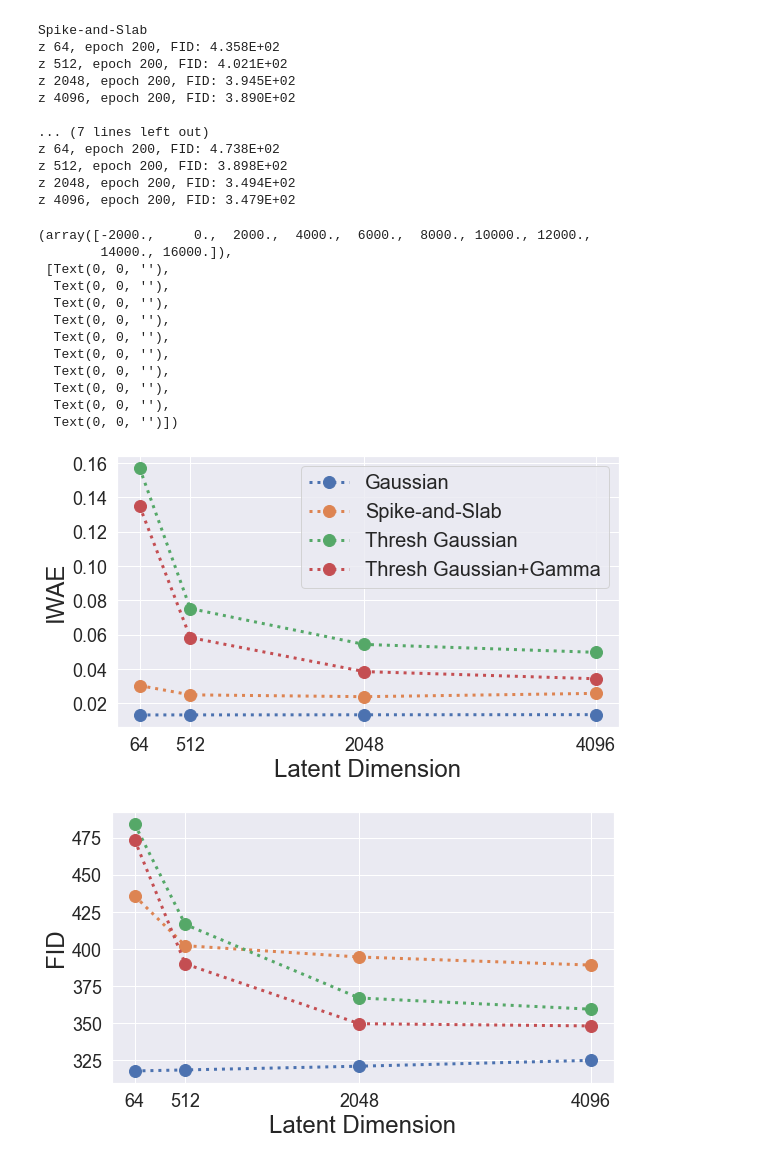
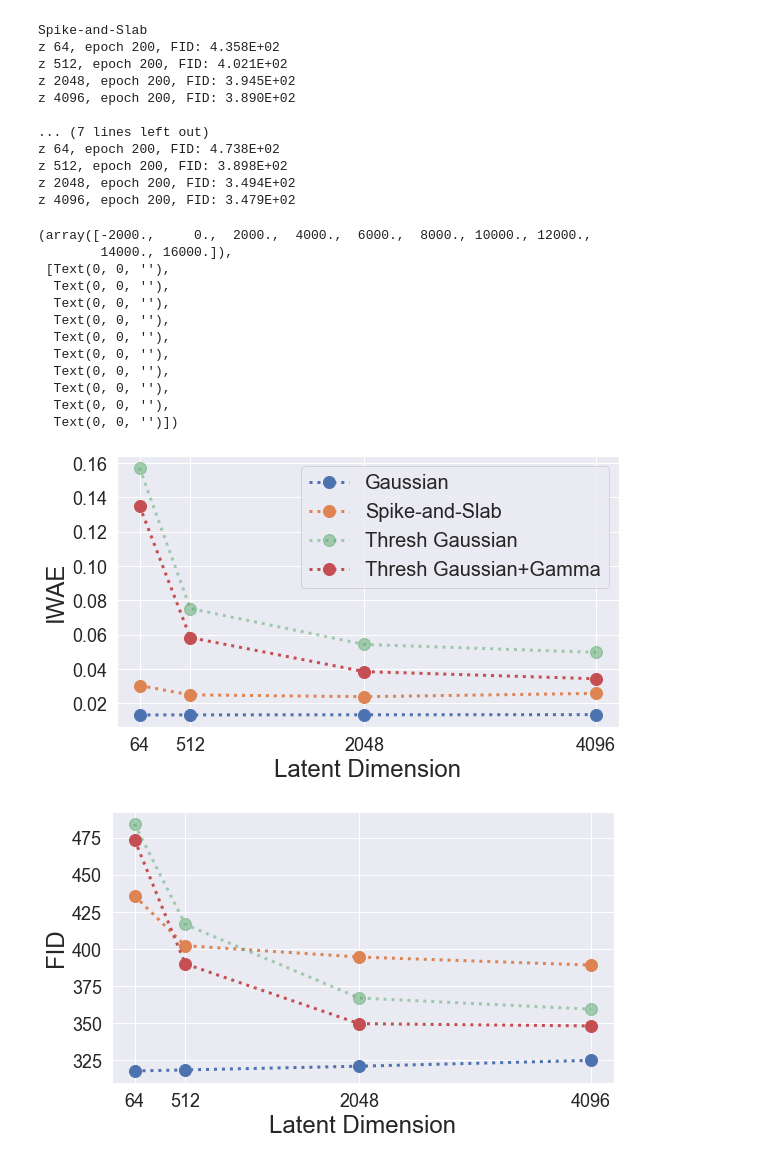
Before and after one commit to kfallah/variational-sparse-coding, a Jupyter notebook: vsc_celeba_validation.ipynb, the cells around one changed output. Cells and saved outputs as stored; diff of their text form; code cells hidden in the pictures.

```diff
--- a/vsc_celeba_validation.ipynb
+++ b/vsc_celeba_validation.ipynb
@@ -286,7 +286,11 @@ z 4096, epoch 200, FID: 3.479E+02
 plt.figure(figsize=(9,5))
 for idx, label in enumerate(file_labels):
     val = np.array([iwae_dict[label][str(z)] for z in z_list])
-    plt.plot(z_list, val, label=label, lw=3, marker="o", ms=12, linestyle="dotted")
+    # Hardcode alpha since the plots slightly overlap
+    if idx == 2:
+        plt.plot(z_list, val, label=label, lw=3, marker="o", ms=12, linestyle="dotted", alpha=0.5)
+    else:
+        plt.plot(z_list, val, label=label, lw=3, marker="o", ms=12, linestyle="dotted")
 plt.ylabel("IWAE", fontsize=24)
 plt.xlabel("Latent Dimension", fontsize=24)
 plt.xticks(z_list, z_list, fontsize=18)
@@ -296,34 +300,42 @@ plt.legend(fontsize=20)
 plt.figure(figsize=(9,5))
 for idx, label in enumerate(file_labels):
     val = np.array([fid[label][str(z)] for z in z_list])
-    plt.plot(z_list, val, label=label, lw=3, marker="o", ms=12, linestyle="dotted")
+    # Hardcode alpha since the plots slightly overlap
+    if idx == 2:
+        plt.plot(z_list, val, label=label, lw=3, marker="o", ms=12, linestyle="dotted", alpha=0.5)
+    else:
+        plt.plot(z_list, val, label=label, lw=3, marker="o", ms=12, linestyle="dotted")
 plt.ylabel("FID", fontsize=24)
 plt.xlabel("Latent Dimension", fontsize=24)
 plt.xticks(z_list, z_list, fontsize=18)
 plt.yticks(fontsize=18)
 #plt.legend(fontsize=18)
 
 plt.figure(figsize=(9,5))
 for idx, label in enumerate(file_labels):
     val = np.array([multi_info[label][str(z)] for z in z_list])
-    plt.plot(z_list, val, label=label, lw=3, marker="o", ms=12, linestyle="dotted")
+    # Hardcode alpha since the plots slightly overlap
+    if idx == 2:
+        plt.plot(z_list, val, label=label, lw=3, marker="o", ms=12, linestyle="dotted", alpha=0.5)
+    else:
+        plt.plot(z_list, val, label=label, lw=3, marker="o", ms=12, linestyle="dotted")
 plt.ylabel("MI", fontsize=24)
 plt.xlabel("Latent Dimension", fontsize=24)
 plt.xticks(z_list, z_list, fontsize=18)
 plt.yticks(fontsize=18)
 #plt.legend(fontsize=18)
 # %% [output]
 (array([-2000.,     0.,  2000.,  4000.,  6000.,  8000., 10000., 12000.,
         14000., 16000.]),
  [Text(0, 0, ''),
   Text(0, 0, ''),
   Text(0, 0, ''),
   Text(0, 0, ''),
   Text(0, 0, ''),
   Text(0, 0, ''),
   Text(0, 0, ''),
   Text(0, 0, ''),
   Text(0, 0, ''),
   Text(0, 0, '')])
-[figure, old version]
+[figure, new version]
-[figure, old version]
+[figure, new version]
```
Also changed, not shown: parts of 1 cell of this notebook, 4 other files.
